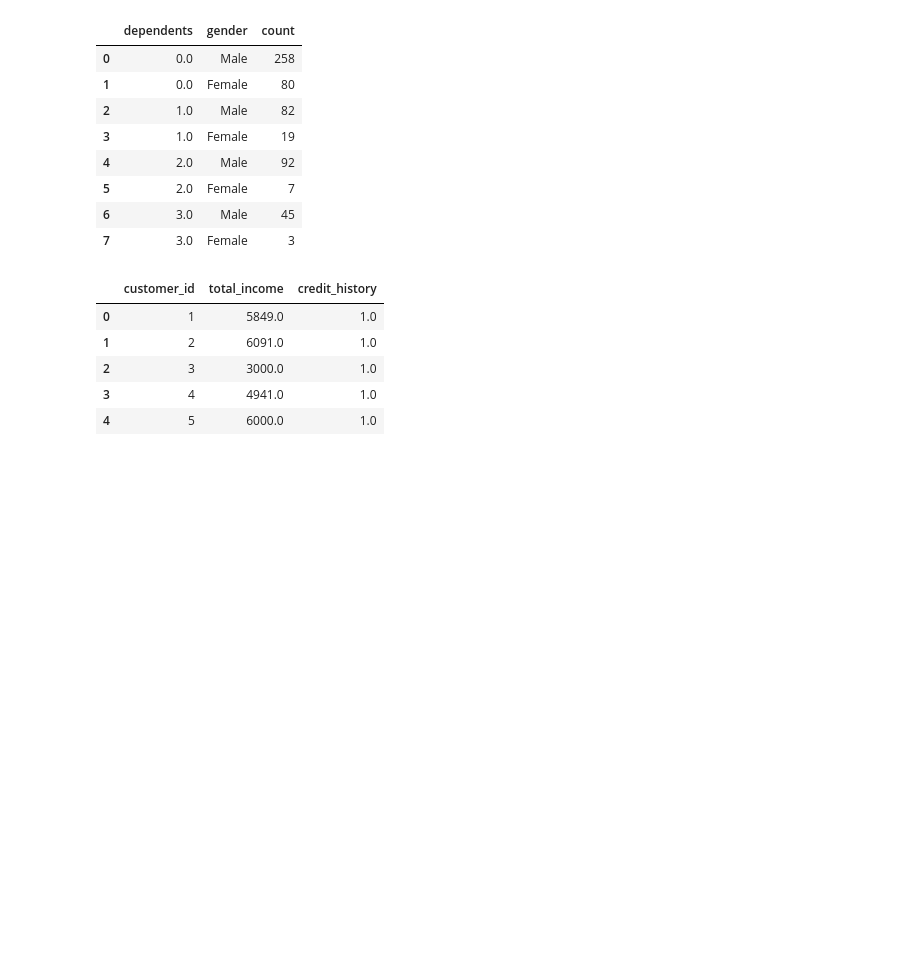
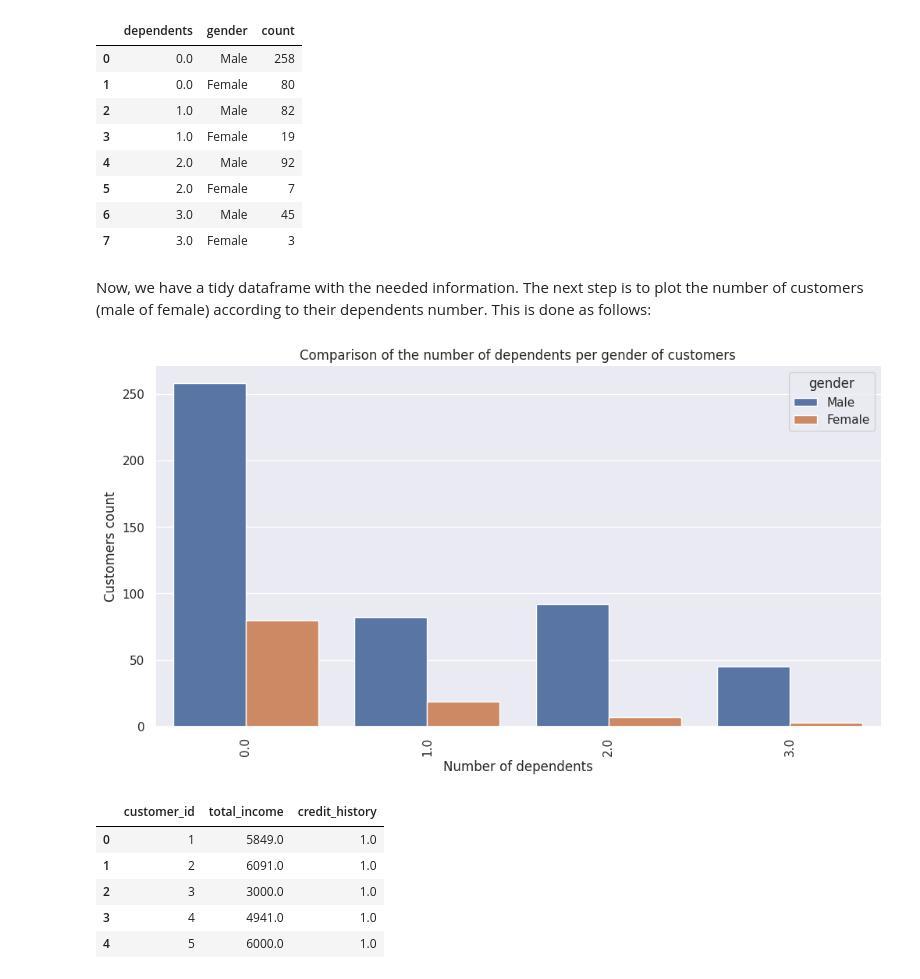
Before and after one commit to Miagarciaru/data_analytics_portafolio, a Jupyter notebook: loan_approval_prediction_using_ML/etl/EDA_database.ipynb, the cells around one changed output. Saved outputs shown, nothing was run; the diff lists cells and outputs as text; code cells hidden in the pictures; blank space fills up the shorter version.

```diff
--- a/loan_approval_prediction_using_ML/etl/EDA_database.ipynb
+++ b/loan_approval_prediction_using_ML/etl/EDA_database.ipynb
@@ -344,6 +371,20 @@ tidy_dependents
 | 5 | 2.0 | Female | 7 |
 | 6 | 3.0 | Male | 45 |
 | 7 | 3.0 | Female | 3 |
+# %% [markdown]
+Now, we have a tidy dataframe with the needed information. The next step is to plot the number of customers (male of female) according to their dependents number. This is done as follows:
+# %%
+fig, ax1 = plt.subplots(figsize=(12, 6))
+ax1.tick_params(axis='x', labelrotation=90)
+ax1.set_xlabel('Number of dependents')
+ax1.set_ylabel('Customers count')
+ax1.set_title("Comparison of the number of dependents per gender of customers")
+
+# Use the dependets column for the x-axis, the count column for the y-axis and the gender as the classification
+sns.barplot(x='dependents', y='count', hue='gender', data=tidy_dependents, ax=ax1)
+sns.despine(fig)
+# %% [output]
+[figure, added]
 # %%
 financials.head()
 # %% [output]
```
Also changed, not shown: parts of 8 cells of this notebook.
